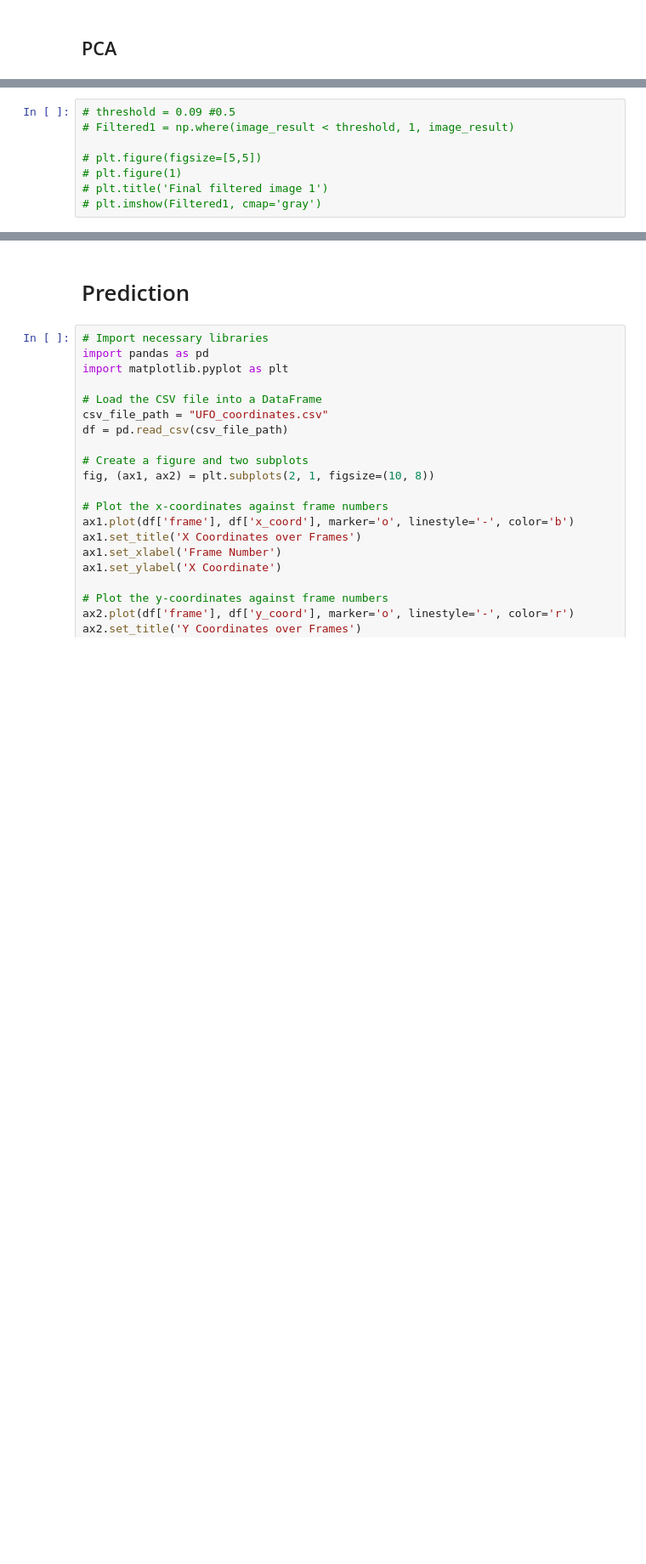
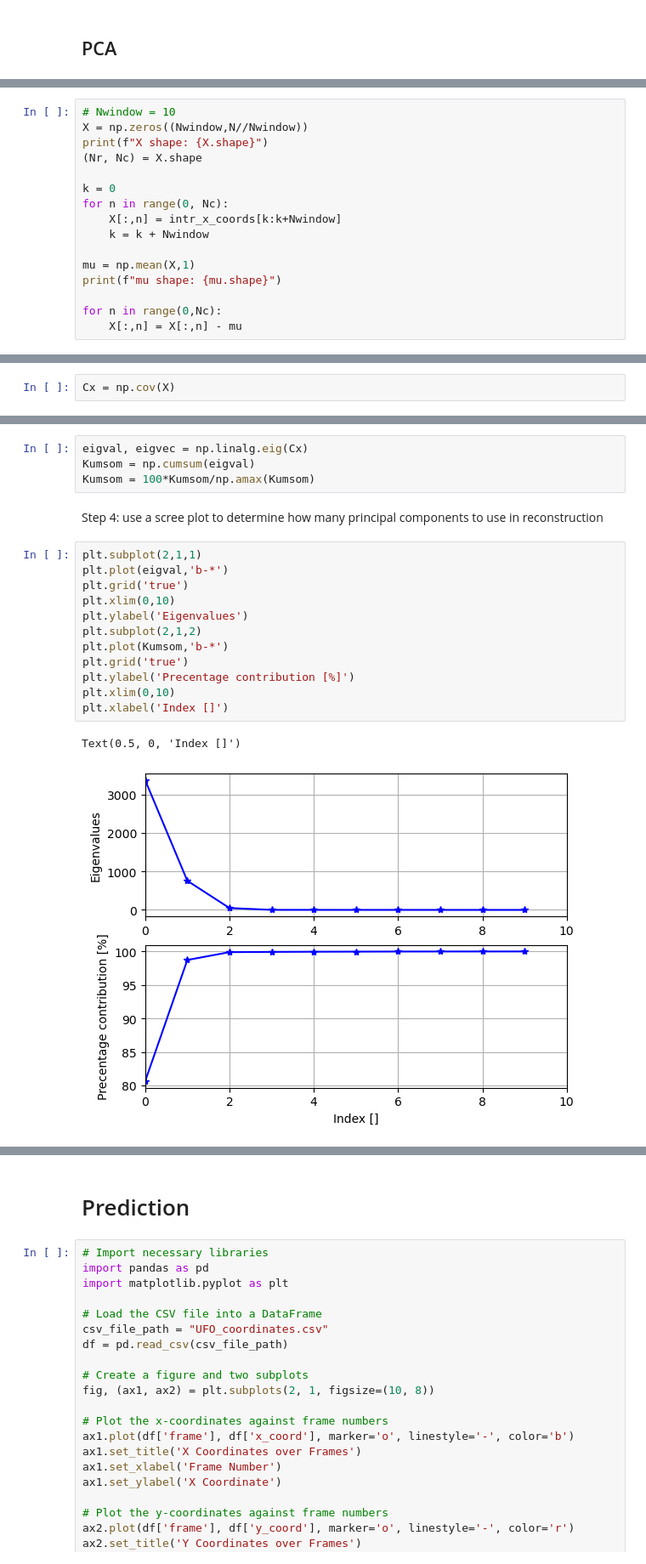
Before and after one commit to Ettiene11/https---github.com-Ettiene11-EERI414_Exam, a Jupyter notebook: EERI414Eks2024a.ipynb, the cells around one changed output, grey strips where cells are left out. Shown at 85% size. Saved outputs shown, nothing was run; the diff lists cells and outputs as text; blank space fills up the shorter version.

```diff
--- a/EERI414Eks2024a.ipynb
+++ b/EERI414Eks2024a.ipynb
@@ -1289,8 +1262,16 @@ Text(0.5, 1.0, 'Eigenvectors used: 1->3')
 # %%
-# threshold = 0.09 #0.5
-# Filtered1 = np.where(image_result < threshold, 1, image_result)
+# Nwindow = 10
+X = np.zeros((Nwindow,N//Nwindow))
+print(f"X shape: {X.shape}")
+(Nr, Nc) = X.shape
 
-# plt.figure(figsize=[5,5])
-# plt.figure(1)
-# plt.title('Final filtered image 1')
-# plt.imshow(Filtered1, cmap='gray')
+k = 0
+for n in range(0, Nc):
+    X[:,n] = intr_x_coords[k:k+Nwindow]
+    k = k + Nwindow
+
+mu = np.mean(X,1)
+print(f"mu shape: {mu.shape}")
+
+for n in range(0,Nc):
+    X[:,n] = X[:,n] - mu
@@ -1296,0 +1283,2 @@ Text(0.5, 1.0, 'Eigenvectors used: 1->3')
+# %%
+Cx = np.cov(X)
@@ -1296,0 +1287,21 @@ Text(0.5, 1.0, 'Eigenvectors used: 1->3')
+# %%
+eigval, eigvec = np.linalg.eig(Cx)
+Kumsom = np.cumsum(eigval)
+Kumsom = 100*Kumsom/np.amax(Kumsom)
+# %% [markdown]
+Step 4: use a scree plot to determine how many principal components to use in reconstruction
+# %%
+plt.subplot(2,1,1)
+plt.plot(eigval,'b-*')
+plt.grid('true')
+plt.xlim(0,10)
+plt.ylabel('Eigenvalues')
+plt.subplot(2,1,2)
+plt.plot(Kumsom,'b-*')
+plt.grid('true')
+plt.ylabel('Precentage contribution [%]')
+plt.xlim(0,10)
+plt.xlabel('Index []')
+# %% [output]
+Text(0.5, 0, 'Index []')
+[figure, added]
```
Also changed, not shown: parts of 42 cells of this notebook, 1 other file.
